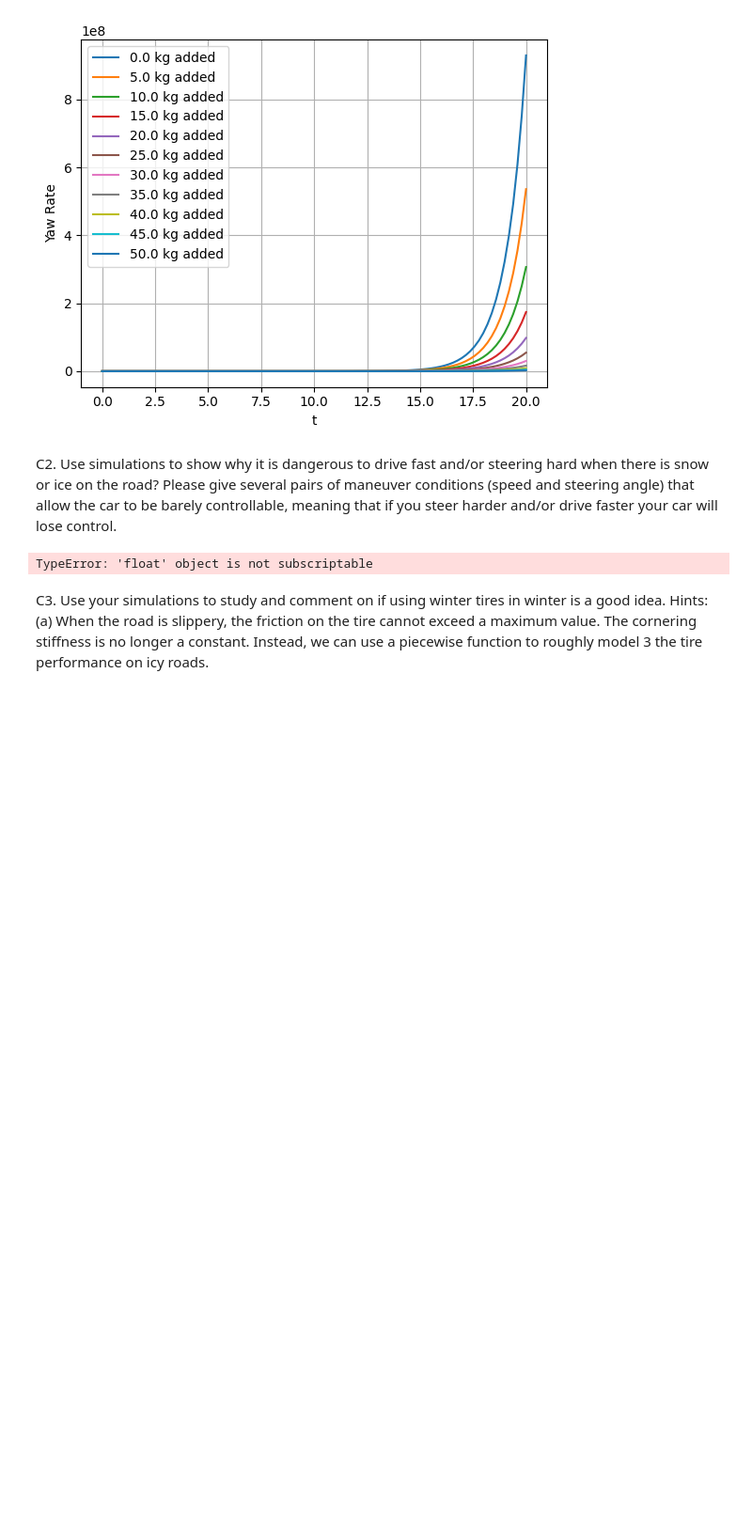
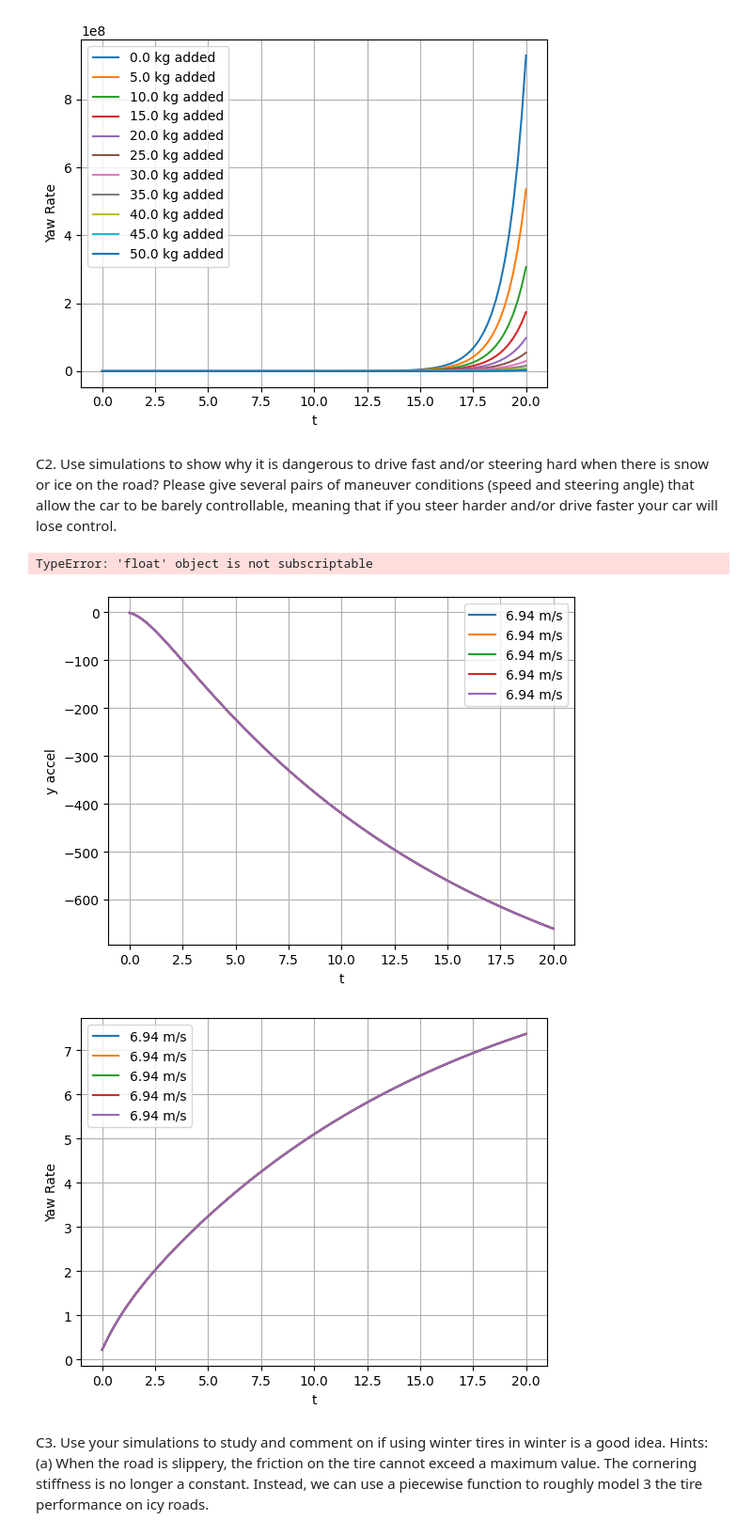
Before and after one commit to hepromark/BicycleModelExploration, a Jupyter notebook: part2.ipynb, the cells around one changed output. Shown at 94% size. Drawn from its saved outputs; the diff is of its cells as text; code cells hidden in the pictures; blank space fills up the shorter version.

```diff
--- a/part2.ipynb
+++ b/part2.ipynb
@@ -417,6 +417,48 @@ for i, u_values in enumerate(delta):
 solver.visualize_results(histories, labels, init_t, t_final, max_iter)
 # %% [output]
 TypeError: 'float' object is not subscriptable
+# %%
+### Task C2 Carmelli
+
+init_vector = np.array([[0],[0]])
+t_final = 20
+init_t = 0
+step_size = 0.2
+max_iter = int(t_final / step_size)
+
+#iterate through delta
+delta = [0.05, 0.1, 0.15, 0.2, 0.25]
+
+# Convert speed from km/h to m/s
+u_values_km = np.linspace(25, 200, 25)  # km/h
+u_values = [u * 1000 / 3600 for u in u_values_km]  # m/s
+
+
+histories = []
+labels = []
+
+# Simulate car behavior for different steering angles
+for delta_value in delta:
+    for u in u_values:
+        solver = BicycleSolver(
+            m=1400,
+            a=1.14,
+            b=1.33,
+            C_alpha_f=25000,
+            C_alpha_r=21000,
+            I_z = 2420,
+            u=u
+        )
+
+    res, hist = solver.solve(solver.rk4, task_a_model, init_vector, init_t, max_iter, step_size)
+
+    histories.append(hist)
+    labels.append(f'{round(u_values[i],2)} m/s')
+
+solver.visualize_results(histories, labels, init_t, t_final, max_iter)
+# %% [output]
+[figure, added]
+[figure, added]
 # %% [markdown]
 C3. Use your simulations to study and comment on if using winter tires in winter is a good idea.
 Hints: (a) When the road is slippery, the friction on the tire cannot exceed a maximum value.
```
